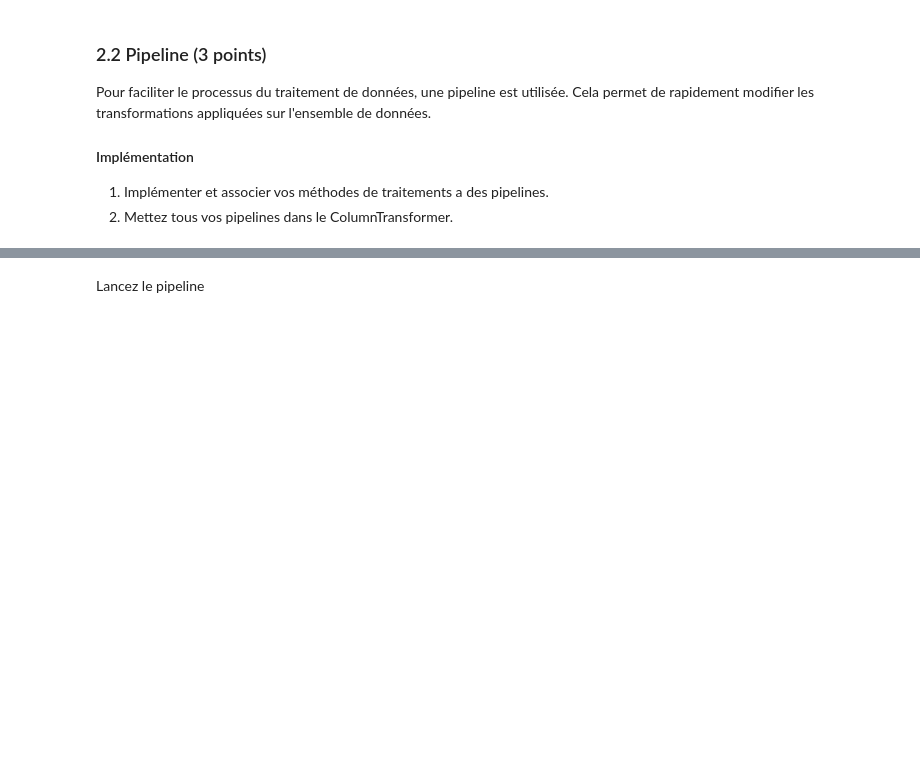
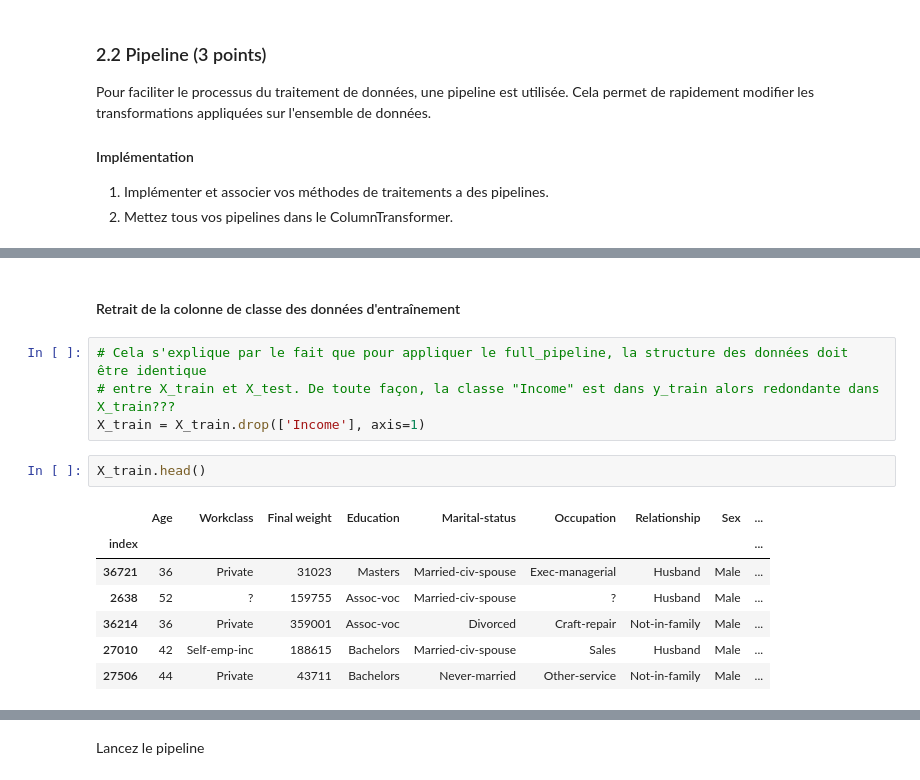
Before and after one commit to FinestStone/INF8215, a Jupyter notebook: TP3/TP3_INF8215.ipynb, the cells around one changed output, grey strips where cells are left out. Cells and saved outputs as stored; diff of their text form; blank space fills up the shorter version.

```diff
--- a/TP3/TP3_INF8215.ipynb
+++ b/TP3/TP3_INF8215.ipynb
@@ -668 +723,17 @@ class LabelEncoderP(LabelEncoder):
+# %% [markdown]
+#### Retrait de la colonne de classe des données d'entraînement
+# %%
+# Cela s'explique par le fait que pour appliquer le full_pipeline, la structure des données doit être identique
+# entre X_train et X_test. De toute façon, la classe "Income" est dans y_train alors redondante dans X_train???
+X_train = X_train.drop(['Income'], axis=1)
+# %%
+X_train.head()
+# %% [output]
+|  | Age | Workclass | Final weight | Education | Marital-status | Occupation | Relationship | Sex | ... |
+| index |  |  |  |  |  |  |  |  | ... |
+| 36721 | 36 | Private | 31023 | Masters | Married-civ-spouse | Exec-managerial | Husband | Male | ... |
+| 2638 | 52 | ? | 159755 | Assoc-voc | Married-civ-spouse | ? | Husband | Male | ... |
+| 36214 | 36 | Private | 359001 | Assoc-voc | Divorced | Craft-repair | Not-in-family | Male | ... |
+| 27010 | 42 | Self-emp-inc | 188615 | Bachelors | Married-civ-spouse | Sales | Husband | Male | ... |
+| 27506 | 44 | Private | 43711 | Bachelors | Never-married | Other-service | Not-in-family | Male | ... |
 # %%
```
Also changed, not shown: parts of 28 cells of this notebook, 1 other file.
